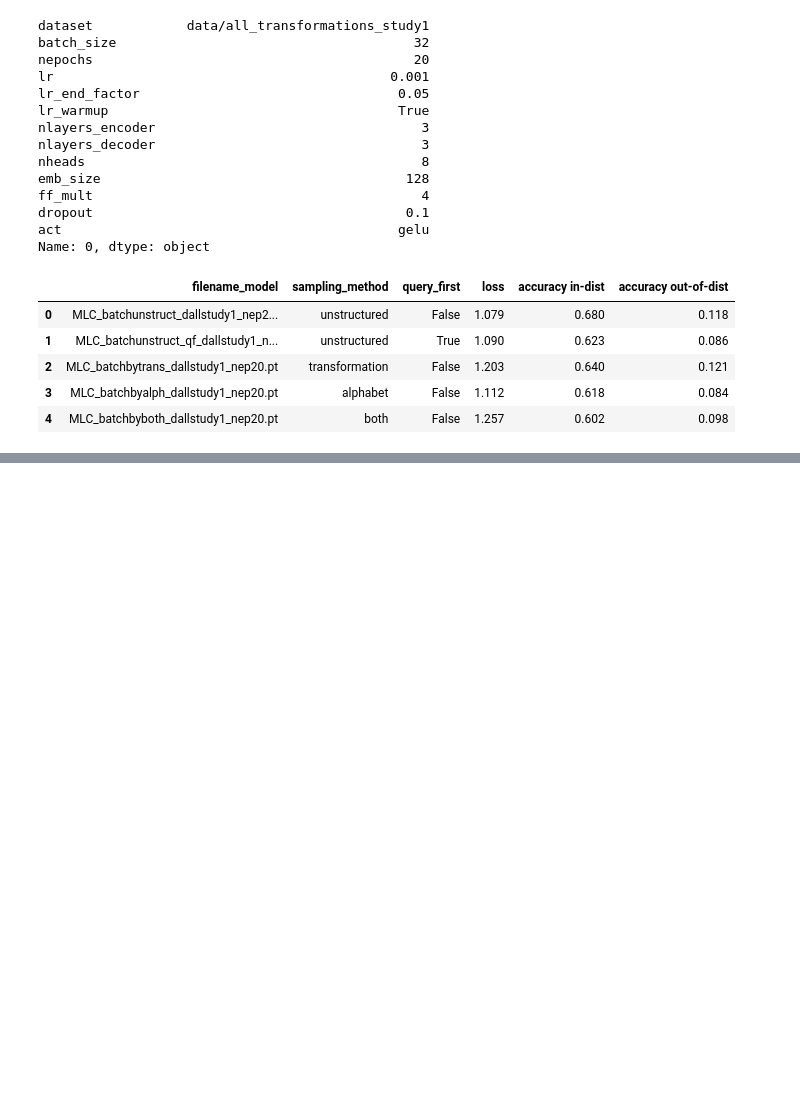
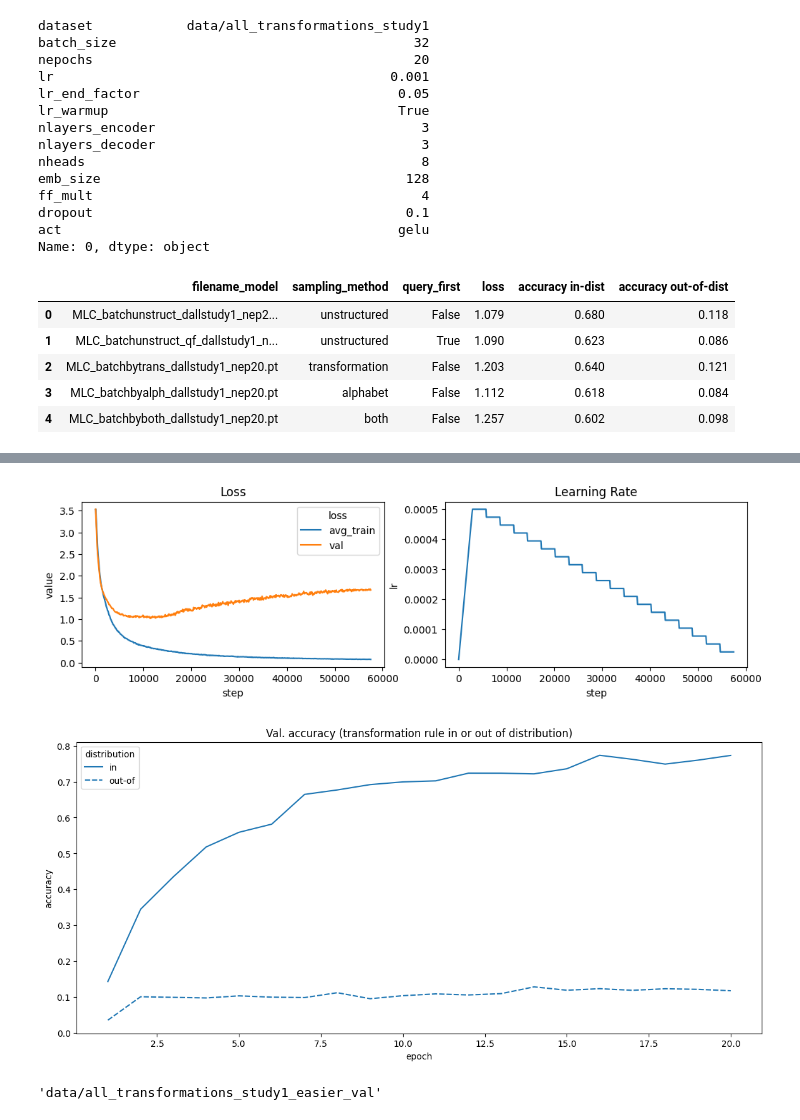
Before and after one commit to philipp-hellwig/MLC-letter-string-analogies, a Jupyter notebook: analyses/batching_strategies.ipynb, the cells around one changed output, grey strips where cells are left out. Drawn from its saved outputs; the diff is of its cells as text; code cells hidden in the pictures; blank space fills up the shorter version.

```diff
--- a/analyses/batching_strategies.ipynb
+++ b/analyses/batching_strategies.ipynb
@@ -58,3 +92,5 @@ df.loc[:, df.nunique() > 1]
 | 4 | MLC_batchbyboth_dallstudy1_nep20.pt | both | False | 1.257 | 0.602 | 0.098 |
 # %%
 df.loc[:, df.nunique() > 1].to_markdown("table_batching.md", index=False)
+# %%
+easier_val = checkpoint.CheckPoint(path="../models/MLC_all_trans_study1_nep20_lr0_0005_bs64_dr0_2_io_easy_val.pt", device=DEVICE)
@@ -60,0 +107,2 @@ df.loc[:, df.nunique() > 1].to_markdown("table_batching.md", index=False)
+# %%
+model = easier_val.load_model()
@@ -60,0 +123,15 @@ df.loc[:, df.nunique() > 1].to_markdown("table_batching.md", index=False)
+# %%
+checkpoint = easier_val
+fig1, ax1 = plt.subplots(1, 2, figsize=(12,3))
+ax1[0] = checkpoint.plot_loss(ax1[0])
+_ = ax1[0].set_title("Loss")
+ax1[1] = checkpoint.plot_learning_rate(ax1[1])
+_ = ax1[1].set_title("Learning Rate")
+print(f'Best Validation Loss: {checkpoint.checkpoint["best_val_loss"]:.3f}')
+
+val_acc = pd.DataFrame(checkpoint.checkpoint["val_accuracy"])
+val_acc = pd.melt(val_acc, id_vars=['epoch'], value_vars=["in","out-of"] , var_name="distribution", value_name="accuracy")
+fig, ax = plt.subplots(figsize=(14,6))
+_ = sns.lineplot(data=val_acc, x="epoch", y="accuracy", style="distribution", ax=ax)
+_ = ax.set_title("Val. accuracy (transformation rule in or out of distribution)")
+# %% [output]
@@ -60,0 +139,6 @@ df.loc[:, df.nunique() > 1].to_markdown("table_batching.md", index=False)
+[figure, added]
+[figure, added]
+# %%
+easier_val.args["dir_data"]
+# %% [output]
+'data/all_transformations_study1_easier_val'
```
Also changed, not shown: parts of 8 cells of this notebook, 3 other files.
